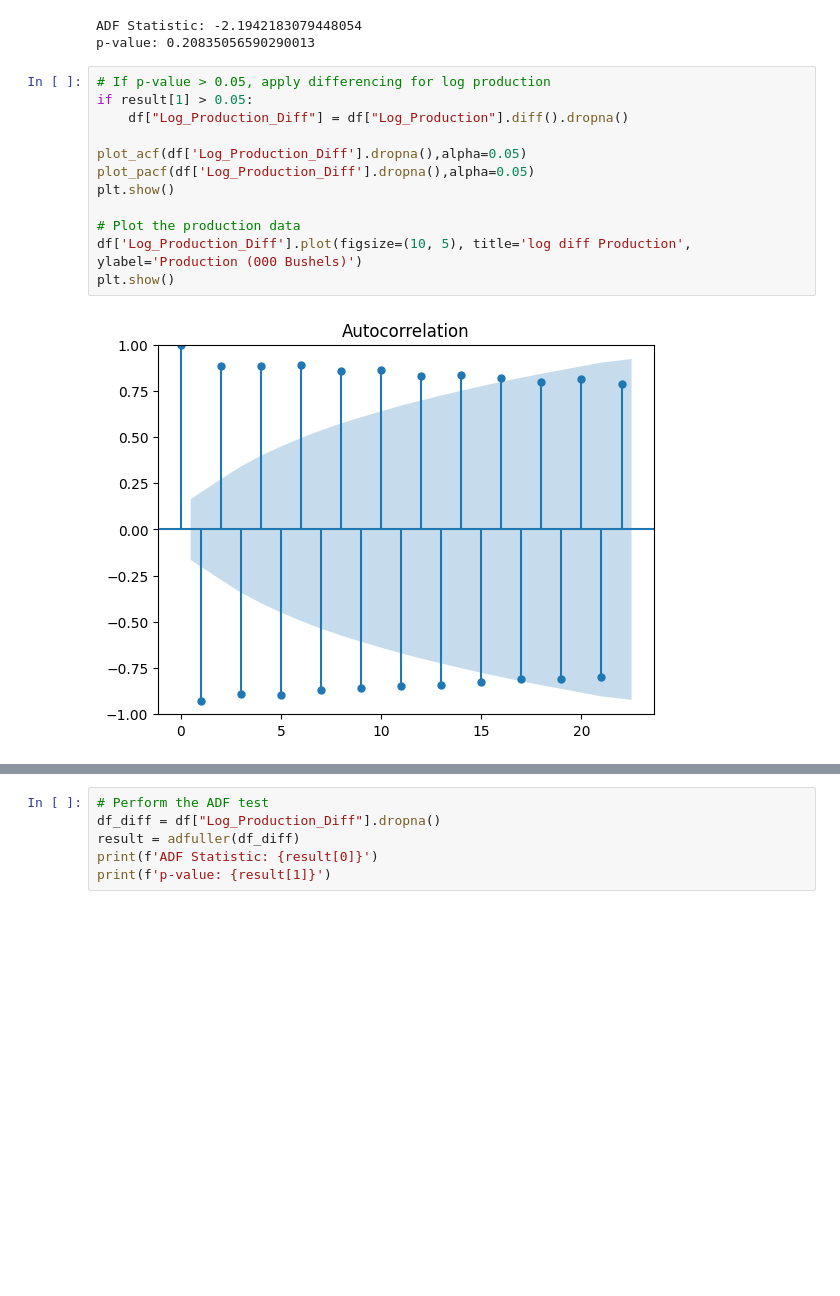
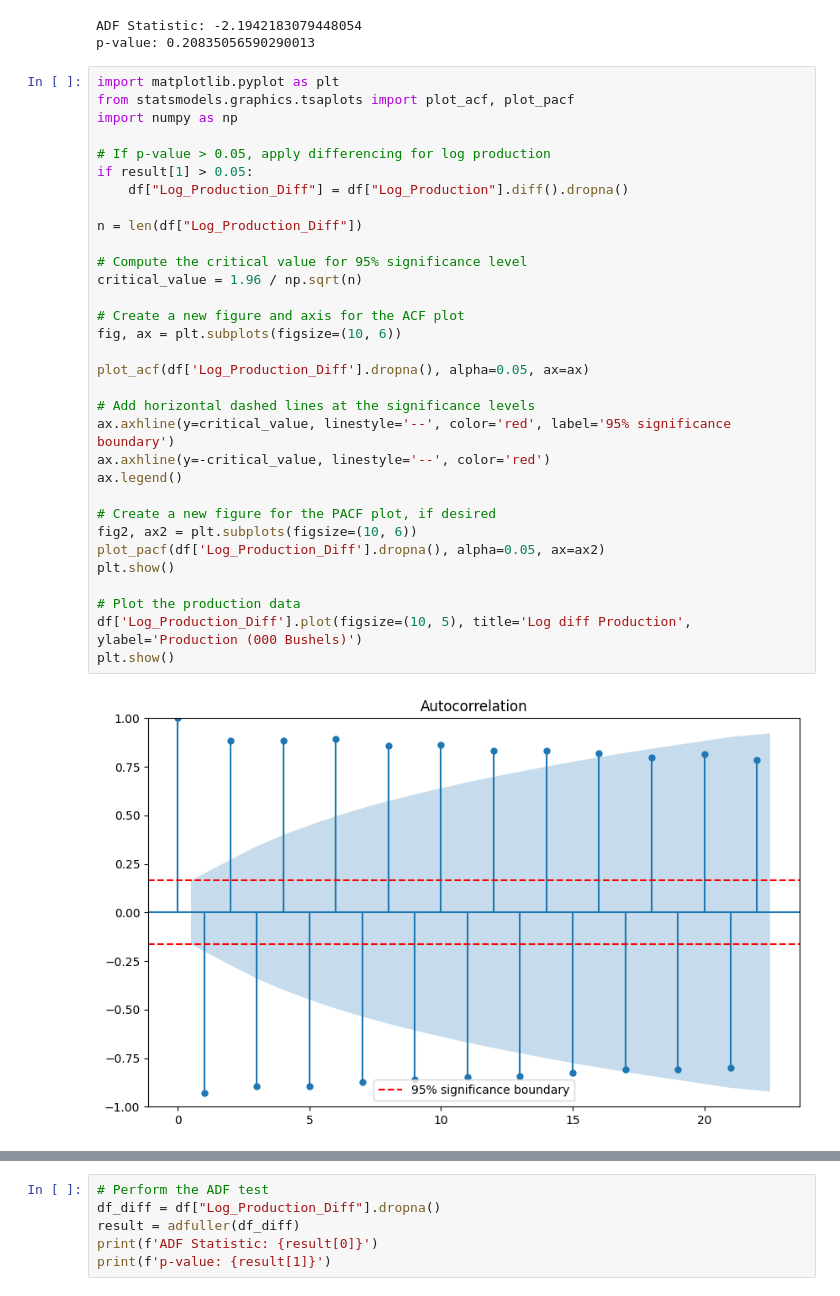
Before and after one commit to darshi0301/Rice-Forecasting, a Jupyter notebook: Rice_Forecasting.ipynb, the cells around one changed output, grey strips where cells are left out. Saved outputs shown, nothing was run; the diff lists cells and outputs as text; blank space fills up the shorter version.

```diff
--- a/Rice_Forecasting.ipynb
+++ b/Rice_Forecasting.ipynb
@@ -136,16 +141,36 @@ print(f'p-value: {result[1]}')
 ADF Statistic: -2.1942183079448054
 p-value: 0.20835056590290013
 # %%
+import matplotlib.pyplot as plt
+from statsmodels.graphics.tsaplots import plot_acf, plot_pacf
+import numpy as np
+
 # If p-value > 0.05, apply differencing for log production
 if result[1] > 0.05:
     df["Log_Production_Diff"] = df["Log_Production"].diff().dropna()
 
-plot_acf(df['Log_Production_Diff'].dropna(),alpha=0.05)
-plot_pacf(df['Log_Production_Diff'].dropna(),alpha=0.05)
+n = len(df["Log_Production_Diff"])
+
+# Compute the critical value for 95% significance level
+critical_value = 1.96 / np.sqrt(n)
+
+# Create a new figure and axis for the ACF plot
+fig, ax = plt.subplots(figsize=(10, 6))
+
+plot_acf(df['Log_Production_Diff'].dropna(), alpha=0.05, ax=ax)
+
+# Add horizontal dashed lines at the significance levels
+ax.axhline(y=critical_value, linestyle='--', color='red', label='95% significance boundary')
+ax.axhline(y=-critical_value, linestyle='--', color='red')
+ax.legend()
+
+# Create a new figure for the PACF plot, if desired
+fig2, ax2 = plt.subplots(figsize=(10, 6))
+plot_pacf(df['Log_Production_Diff'].dropna(), alpha=0.05, ax=ax2)
 plt.show()
 
 # Plot the production data
-df['Log_Production_Diff'].plot(figsize=(10, 5), title='log diff Production', ylabel='Production (000 Bushels)')
+df['Log_Production_Diff'].plot(figsize=(10, 5), title='Log diff Production', ylabel='Production (000 Bushels)')
 plt.show()
 # %% [output]
-[figure, old version]
+[figure, new version]
```
Also changed, not shown: parts of 8 cells of this notebook.
